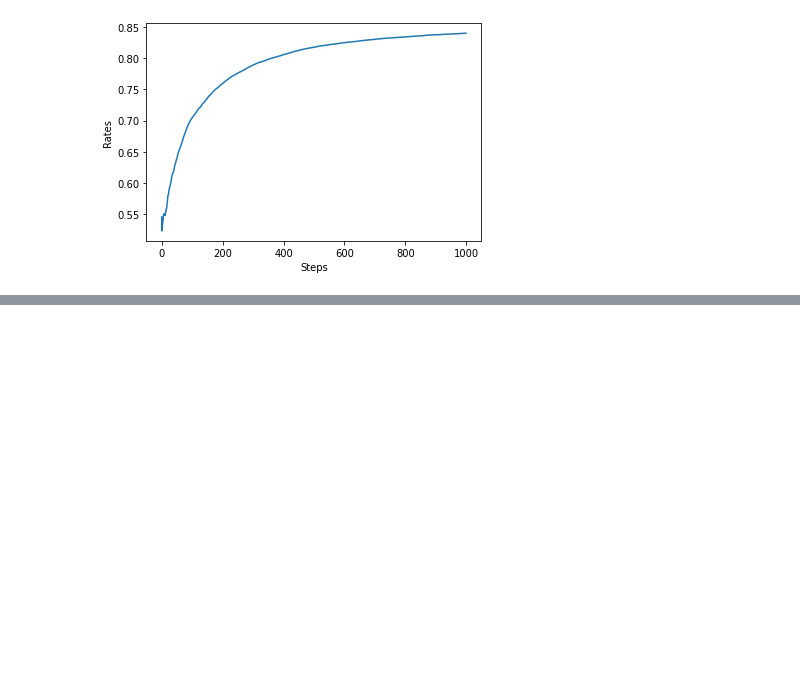
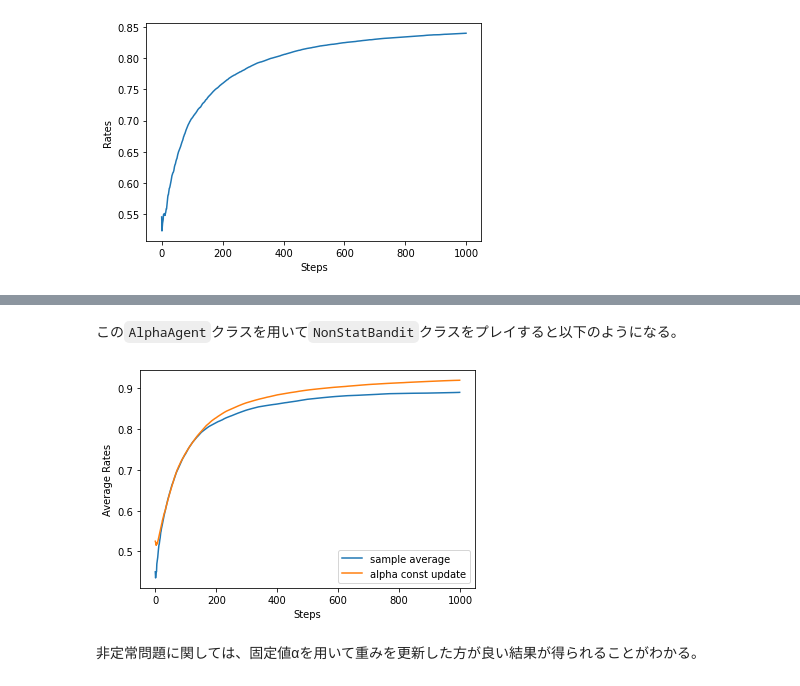
Before and after one commit to raiu-trp/2022QC, a Jupyter notebook: 0116Data_science.ipynb, the cells around one changed output, grey strips where cells are left out. Saved outputs shown, nothing was run; the diff lists cells and outputs as text; code cells hidden in the pictures; blank space fills up the shorter version.

````diff
--- a/0116Data_science.ipynb
+++ b/0116Data_science.ipynb
@@ -103,0 +130,61 @@ plt.show
+# %%
+class AlphaAgent:
+    def __init__(self, epsilon, alpha, actions=10):
+        self.epsilon = epsilon
+        self.Qs = np.zeros(actions)
+        self.alpha = alpha
+
+    def update(self, action, reward):
+        self.Qs[action] += (reward - self.Qs[action]) * self.alpha
+
+    def get_action(self):
+        if np.random.rand() < self.epsilon:
+            return np.random.randint(0, len(self.Qs))
+        return np.argmax(self.Qs)
+# %% [markdown]
+この```AlphaAgent```クラスを用いて```NonStatBandit```クラスをプレイすると以下のようになる。
+# %%
+runs = 200
+steps = 1000
+epsilon = 0.1
+alpha = 0.8
+agent_types = ['sample average', 'alpha const update']
+results = {}
+
+for agent_type in agent_types:
+    all_rates = np.zeros((runs, steps))  # (200, 1000)
+
+    for run in range(runs):
+        if agent_type == 'sample average':
+            agent = Agent(epsilon)
+        else:
+            agent = AlphaAgent(epsilon, alpha)
+
+        bandit = NonStatBandit()
+        total_reward = 0
+        rates = []
+
+        for step in range(steps):
+            action = agent.get_action()
+            reward = bandit.play(action)
+            agent.update(action, reward)
+            total_reward += reward
+            rates.append(total_reward / (step + 1))
+
+        all_rates[run] = rates
+
+    avg_rates = np.average(all_rates, axis=0)
+    results[agent_type] = avg_rates
+
+# plot
+plt.figure()
+plt.ylabel('Average Rates')
+plt.xlabel('Steps')
+for key, avg_rates in results.items():
+    plt.plot(avg_rates, label=key)
+plt.legend()
+plt.show()
+# %% [output]
+[figure, added]
+# %% [markdown]
+非定常問題に関しては、固定値αを用いて重みを更新した方が良い結果が得られることがわかる。
````
Also changed, not shown: parts of 4 cells of this notebook.
